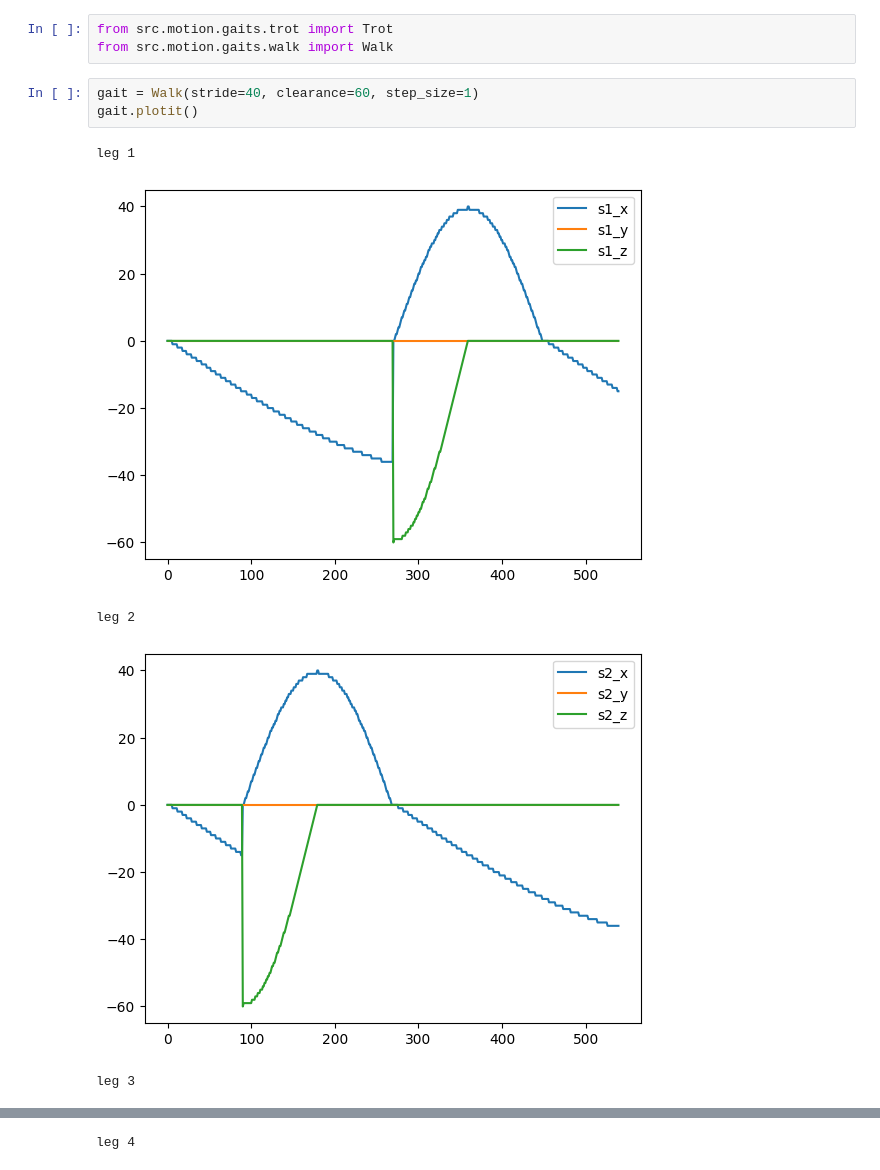
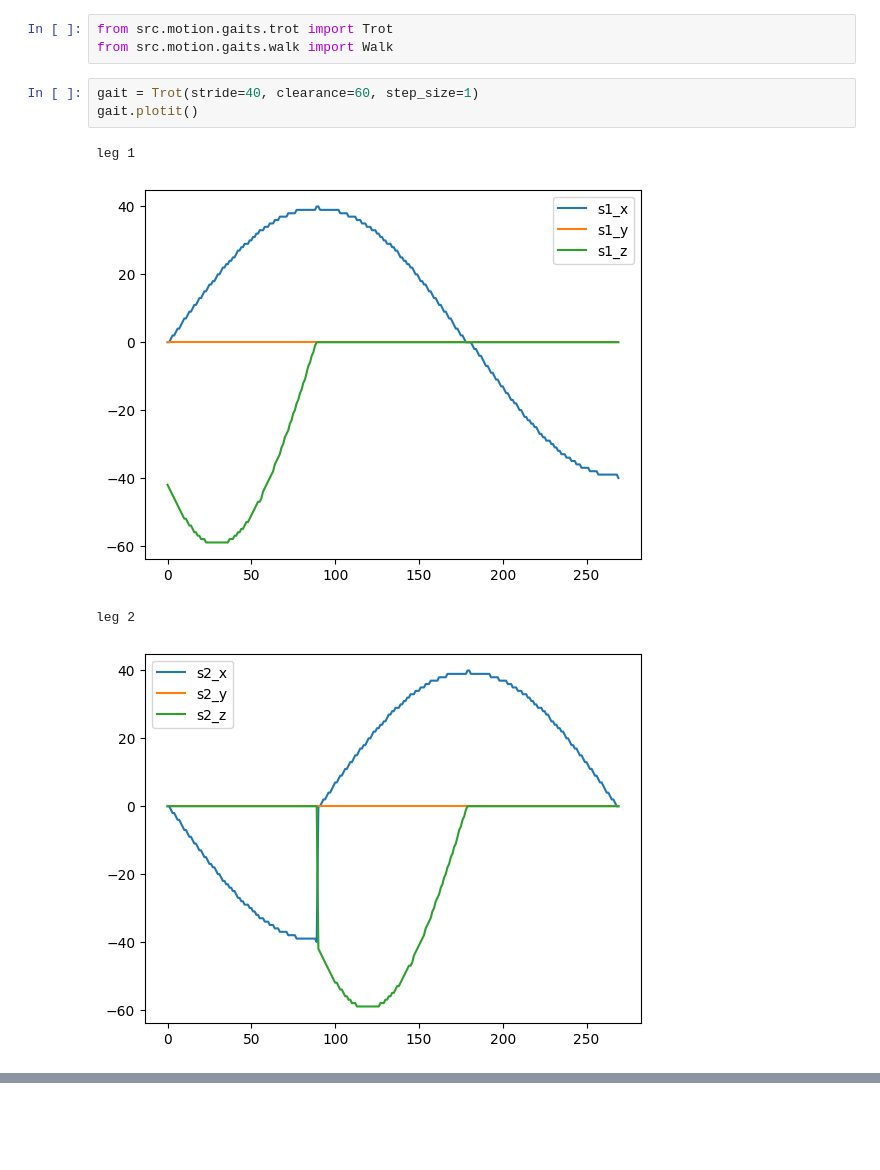
Before and after one commit to kevywilly/vega, a Jupyter notebook: notebooks/gaits.ipynb, the cells around one changed output, grey strips where cells are left out. Cells and saved outputs as stored; diff of their text form; blank space fills up the shorter version.

```diff
--- a/notebooks/gaits.ipynb
+++ b/notebooks/gaits.ipynb
@@ -2,11 +2,10 @@
 from src.motion.gaits.trot import Trot
 from src.motion.gaits.walk import Walk
 # %%
-gait = Walk(stride=40, clearance=60, step_size=1)
+gait = Trot(stride=40, clearance=60, step_size=1)
 gait.plotit()
 # %% [output]
 leg 1
-[figure, old version]
+[figure, new version]
 leg 2
-[figure, old version]
+[figure, new version]
-leg 3
@@ -14 +11,0 @@ leg 3
-leg 4
```
Also changed, not shown: parts of 1 cell of this notebook, 3 other files.
